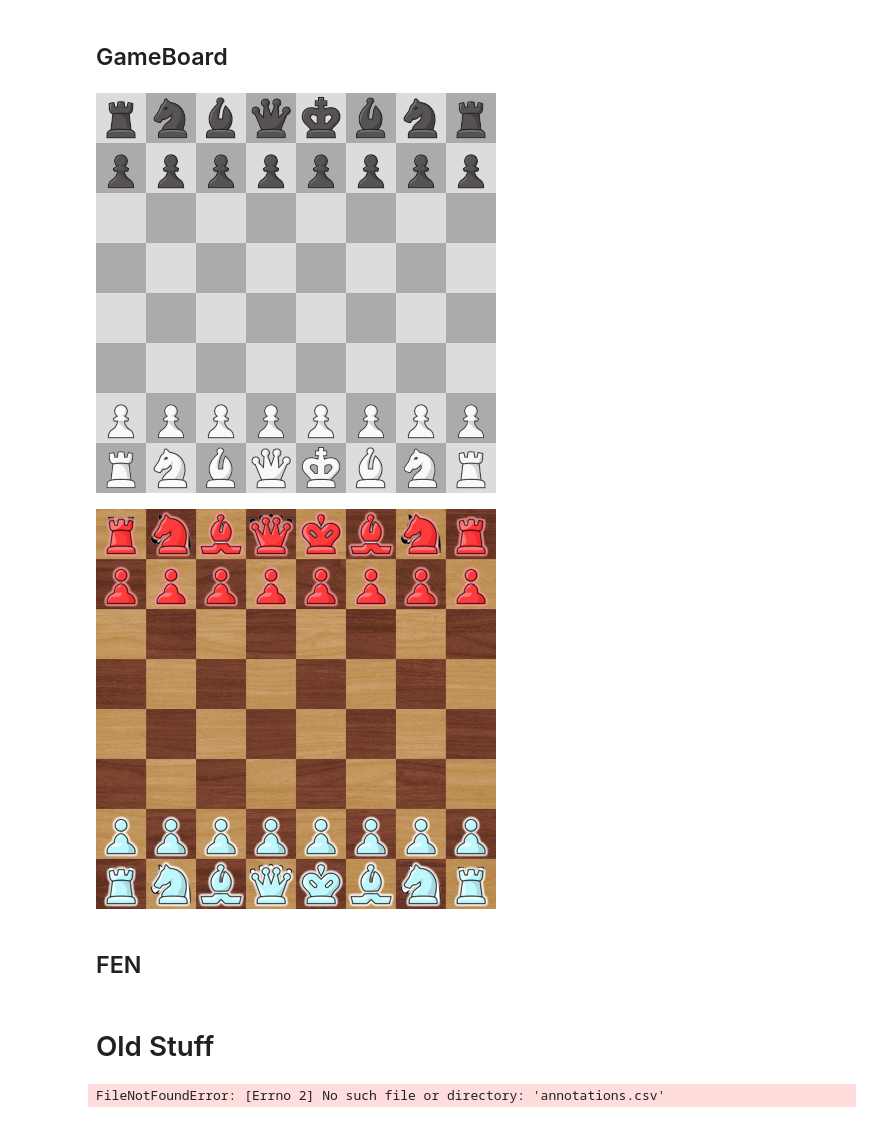
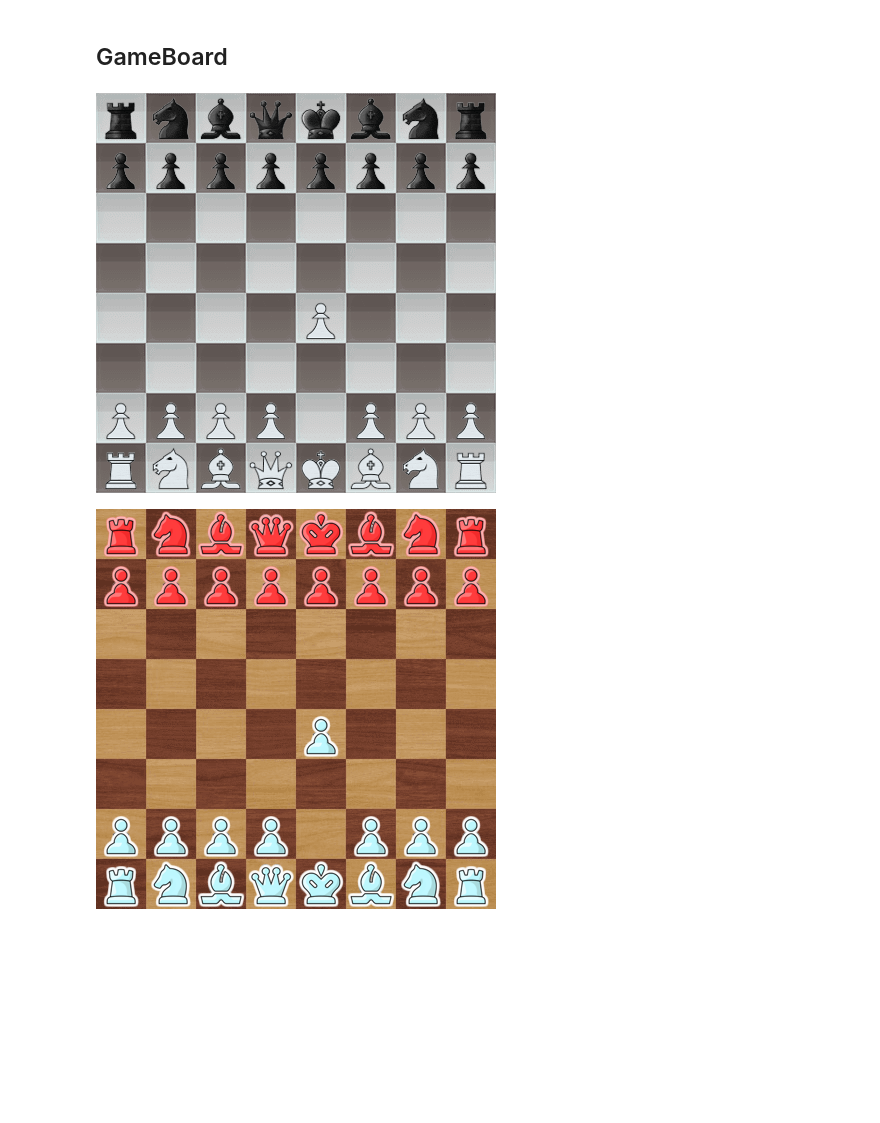
Before and after one commit to idrisr/chessocrnb, a Jupyter notebook: nbs/06-training-data.ipynb, the cells around one changed output. Drawn from its saved outputs; the diff is of its cells as text; code cells hidden in the pictures; blank space fills up the shorter version.

```diff
--- a/nbs/06-training-data.ipynb
+++ b/nbs/06-training-data.ipynb
@@ -198,0 +237,3 @@ pieces=PieceSets(piece_dirs)
+# %%
+s="rnbqkbnr/pppppppp/8/8/4P3/8/PPPP1PPP/RNBQKBNR"
+FEN(s)
@@ -199,60 +271,37 @@ pieces=PieceSets(piece_dirs)
 # %% [markdown]
 ## GameBoard
 # %%
-#export
 #export
 class GameBoard:
     """
         Represents a combination of a Board, PieceSet, and optionally a FEN to create the position.
         If no fen is provided, the GameBoard will be in the starting position
     """
-    def __init__(self, board, pieces):
+    def __init__(self, board, pieces, fen=FEN("rnbqkbnr/pppppppp/8/8/8/8/PPPPPPPP/RNBQKBNR")):
         self.board = board
         self.pieces = pieces
+        self.fen=fen
         self._render()
 
     def _render(self):
-        """ renders game starting position """
-        img=self.board.img
-        board=self.board
-        pieces=self.pieces
-        img.paste(pieces.wr, board.bbox('a1'), pieces.wr)
-        img.paste(pieces.wr, board.bbox('h1'), pieces.wr)
-        img.paste(pieces.wn, board.bbox('b1'), pieces.wn)
-        img.paste(pieces.wn, board.bbox('g1'), pieces.wn)
-        img.paste(pieces.wb, board.bbox('c1'), pieces.wb)
-        img.paste(pieces.wb, board.bbox('f1'), pieces.wb)
-        img.paste(pieces.wq, board.bbox('d1'), pieces.wq)
-        img.paste(pieces.wk, board.bbox('e1'), pieces.wk)
-
-        img.paste(pieces.br, board.bbox('a8'), pieces.br)
-        img.paste(pieces.br, board.bbox('h8'), pieces.br)
-        img.paste(pieces.bn, board.bbox('b8'), pieces.bn)
-        img.paste(pieces.bn, board.bbox('g8'), pieces.bn)
-        img.paste(pieces.bb, board.bbox('c8'), pieces.bb)
-        img.paste(pieces.bb, board.bbox('f8'), pieces.bb)
-        img.paste(pieces.bq, board.bbox('d8'), pieces.bq)
-        img.paste(pieces.bk, board.bbox('e8'), pieces.bk)
-
-        for k in [f'{i}{j}' for i, j in product('abcdefgh', '2')]:
-            img.paste(pieces.wp, board.bbox(k), pieces.wp)
-        for k in [f'{i}{j}' for i, j in product('abcdefgh', '7')]:
-            img.paste(pieces.bp, board.bbox(k), pieces.bp)
+        if not self.fen:
+            return
+        for s, p in self.fen:
+            img=self.board.img
+            board=self.board
+            pieces=self.pieces
+            img.paste(getattr(pieces, p), board.bbox(s), getattr(pieces, p))
 
     def _repr_png_(self):
         return self.board._repr_png_()
 # %%
 idx1 = random.randint(0, len(boards)-1)
 idx2 = random.randint(0, len(pieces)-1)
 boards[idx1].reset()
-gb = GameBoard(boards[idx1], pieces[idx2]); gb
+gb = GameBoard(boards[idx1], pieces[idx], FEN(s)); gb
 # %% [output]
-[figure, old version]
+[figure, new version]
 # %%
-gb = GameBoard(boards[0], pieces[22]); gb
+gb = GameBoard(boards[0], pieces[22], FEN(s)); gb
 # %% [output]
-[figure, old version]
+[figure, new version]
-# %% [markdown]
-## FEN
-# %% [markdown]
-# Old Stuff
@@ -292,19 +307,0 @@ from random import randint
-# %%
-df = pd.read_csv("annotations.csv")
-web_url = Path("/Users/id/.fastai/data/websites/")
-board_url = Path("/Users/id/.fastai/data/kaggle-chess/")
-gen_url = Path("/Users/id/.fastai/data/chess_screenshots2/")
-
-def make_image(board, website, x, y, dx, dy):
-    b = Image.open(board_url/board)
-    s = Image.open(web_url/website)
-    s.paste(b, (x, y))
-    c = s.crop((x-dx, y-dy, x+400+dx, y+400+dy))
-    return c
-
-def save_image(img, i): img.save(gen_url / f'{i:06d}.png')
-def PILrect(board, website, x, y, dx, dy): return ((dx, dy), (400+dx, 400+dy))
-
-# [save_image(make_image(*_[1]), _[0]) for _ in df.iterrows()]
-# %% [output]
-FileNotFoundError: [Errno 2] No such file or directory: 'annotations.csv'
```
Also changed, not shown: parts of 14 cells of this notebook, 4 other files.
